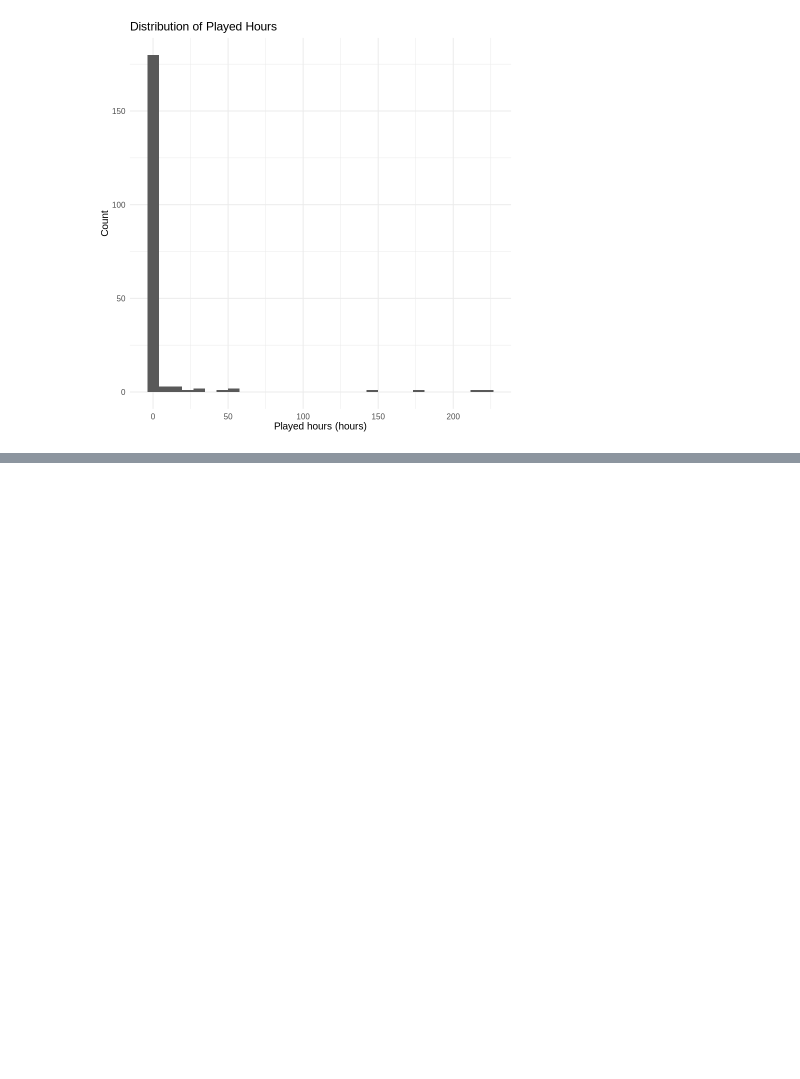
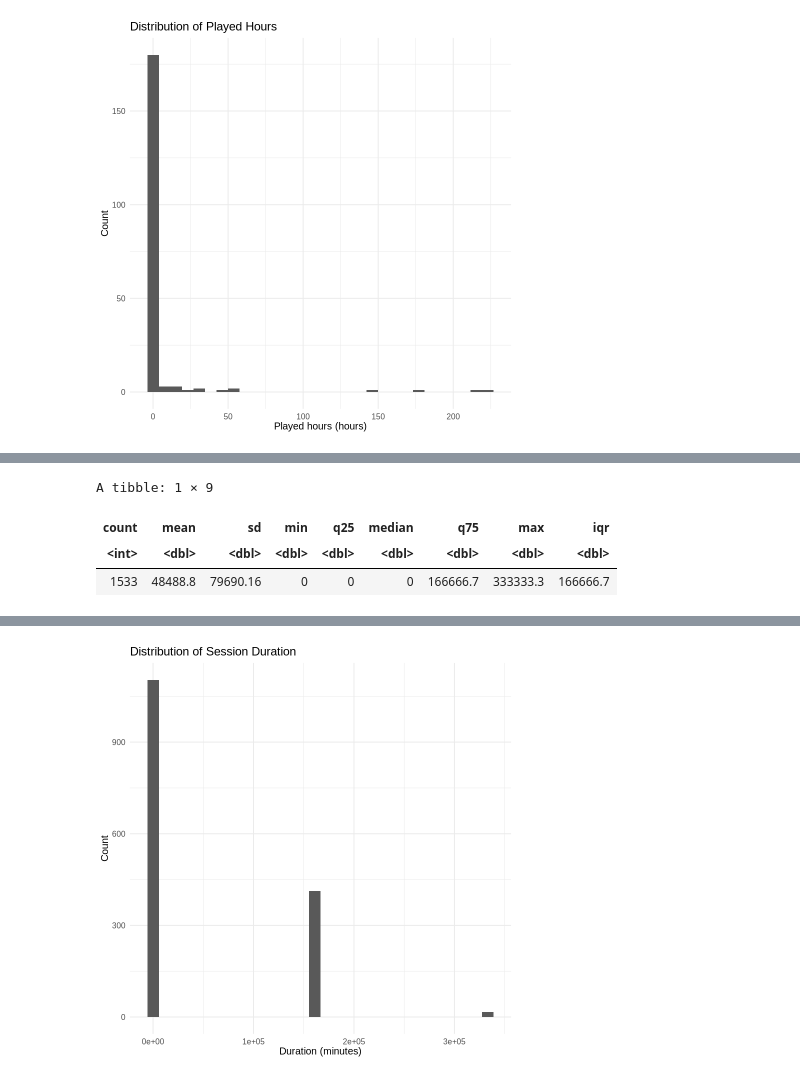
Before and after one commit to realshady-art/DSCI-100-2025W1-Group-project, a Jupyter notebook: Data Science Project Planning Report.ipynb, the cells around one changed output, grey strips where cells are left out. Saved outputs shown, nothing was run; the diff lists cells and outputs as text; code cells hidden in the pictures; blank space fills up the shorter version.

Commit message:
Added Data Description for Sessions

```diff
--- a/Data Science Project Planning Report.ipynb
+++ b/Data Science Project Planning Report.ipynb
@@ -210,0 +213,3 @@ A tibble: 1 × 9
+# %%
+library(tidyverse)
+sessions <- read_csv("data/sessions.csv")
@@ -210,0 +307,31 @@ A tibble: 1 × 9
+# %%
+sessions_with_dur <- sessions |>
+  mutate(duration_min = (original_end_time - original_start_time) / 60)
+
+duration_summary <- sessions_with_dur |>
+  summarise(
+    count  = sum(!is.na(duration_min)),
+    mean   = round(mean(duration_min, na.rm = TRUE), 2),
+    sd     = round(sd(duration_min,   na.rm = TRUE), 2),
+    min    = round(min(duration_min,  na.rm = TRUE), 2),
+    q25    = round(quantile(duration_min, 0.25, na.rm = TRUE), 2),
+    median = round(median(duration_min, na.rm = TRUE), 2),
+    q75    = round(quantile(duration_min, 0.75, na.rm = TRUE), 2),
+    max    = round(max(duration_min,  na.rm = TRUE), 2),
+    iqr    = round(IQR(duration_min,  na.rm = TRUE), 2)
+  )
+
+duration_summary
+
+ggplot(sessions_with_dur, aes(x = duration_min)) +
+  geom_histogram(bins = 30) +
+  labs(
+    title = "Distribution of Session Duration",
+    x = "Duration (minutes)", y = "Count"
+  ) +
+  theme_minimal(base_size = 12)
+# %% [output]
+A tibble: 1 × 9
+| count | mean | sd | min | q25 | median | q75 | max | iqr |
+| <int> | <dbl> | <dbl> | <dbl> | <dbl> | <dbl> | <dbl> | <dbl> | <dbl> |
+| 1533 | 48488.8 | 79690.16 | 0 | 0 | 0 | 166666.7 | 333333.3 | 166666.7 |
@@ -210,0 +340 @@ A tibble: 1 × 9
+[figure, added]
```
Also changed, not shown: parts of 11 cells of this notebook.
